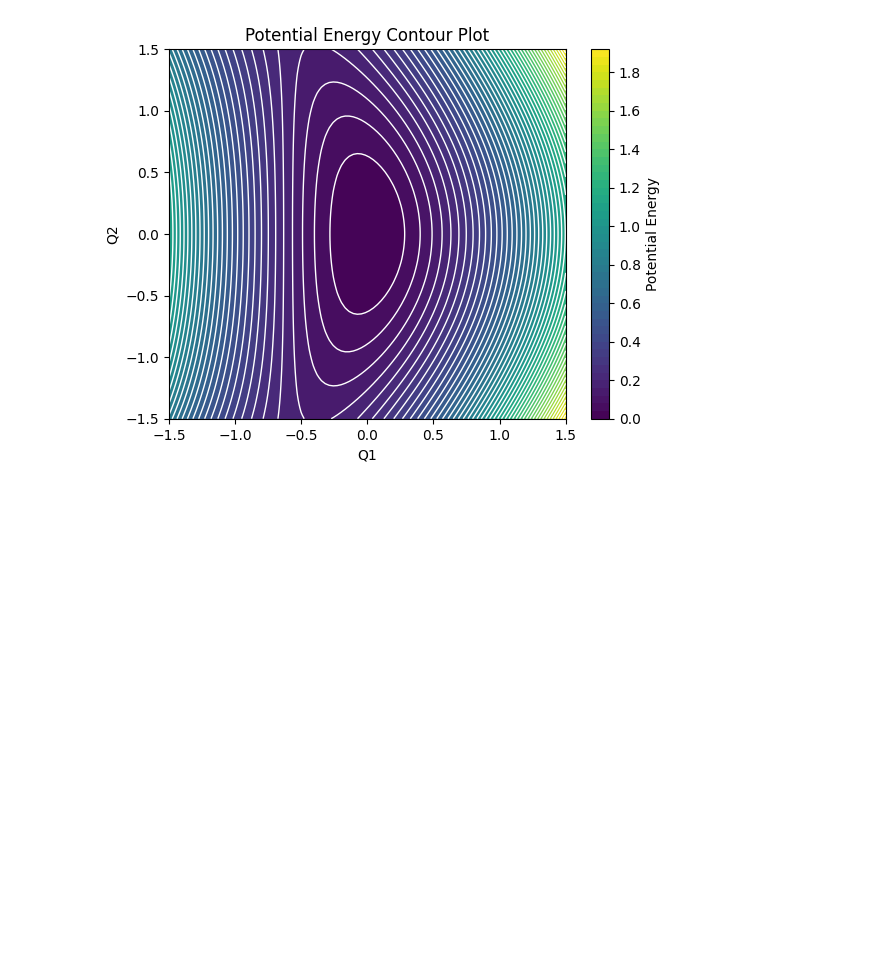
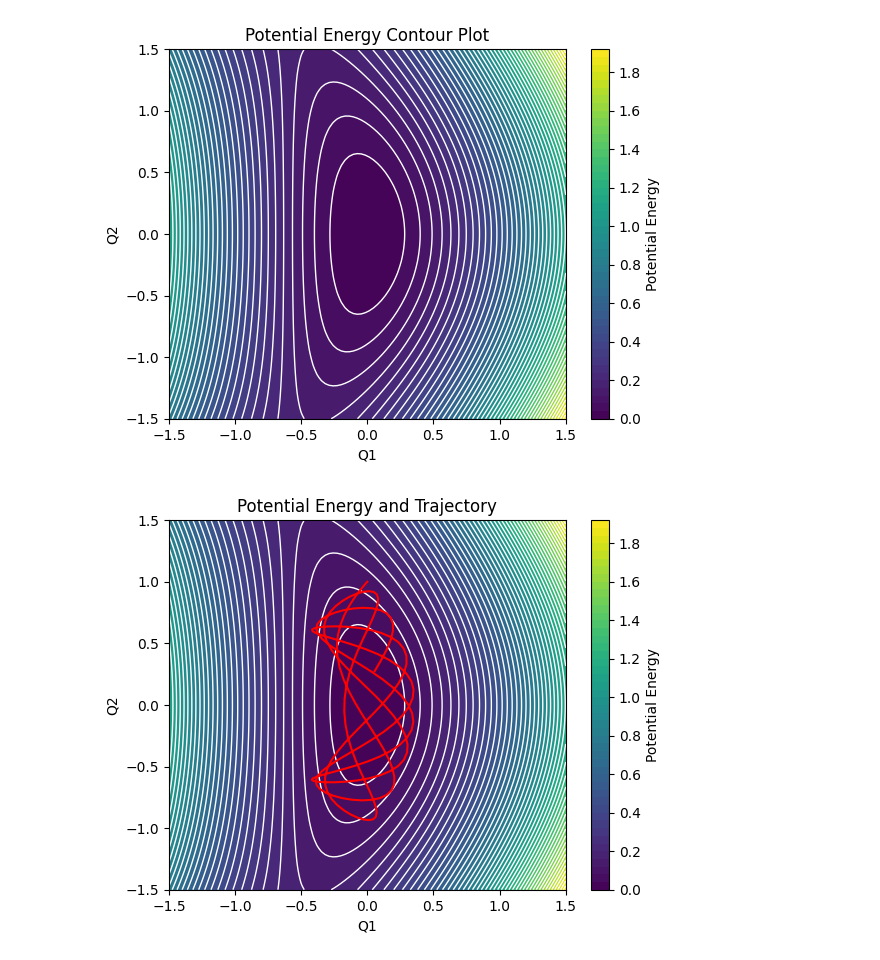
Before and after one commit to Phys3510-Fall2024/final-exam-StevenLe456, a Jupyter notebook: final-exam-question-1.ipynb, the cells around one changed output. Saved outputs shown, nothing was run; the diff lists cells and outputs as text; code cells hidden in the pictures; blank space fills up the shorter version.

```diff
--- a/final-exam-question-1.ipynb
+++ b/final-exam-question-1.ipynb
@@ -57,8 +57,6 @@ k2 = 0.2
 m1 = 1
 m2 = 1
 c = 0.5
-q1_0 = 0
-q2_0 = 1
 v1_0 = 0
 v2_0 = 0
 # %%
@@ -99,3 +97,40 @@ plt.show()
 [figure]
 # %%
 # Equation of motion function
+
+def motion(t, y):
+    q1, q1_d, q2, q2_d = y
+    q1_dd = -(k1 * q1 + (1 / 3) * c * q2 ** 2) / m1
+    q2_dd = -(k2 * q2 + (2 / 3) * c * q1 * q2) / m2
+
+    return [q1_d, q1_dd, q2_d, q2_dd]
+
+# Solve motion function
+
+def solve_motion(q1_0, q2_0):
+    y0 = [q1_0, 0, q2_0, 0]
+    t = np.linspace(0, 50, 200)
+    sol = solve_ivp(motion, (0, 50), y0, t_eval=t)
+
+    return sol.t, sol.y
+
+# Plot motion function
+
+def plot_motion(q1_0, q2_0, color, label):
+    t, y = solve_motion(q1_0, q2_0)
+    q1, q2 = y[0], y[2]
+    plt.plot(q1, q2, color=color, label=label)
+    plt.xlim(-1.5, 1.5)
+    plt.ylim(-1.5, 1.5)
+    plt.xlabel("Q1")
+    plt.ylabel("Q2")
+    plt.title("Potential Energy and Trajectory")
+    plt.grid(False)
+
+
+# Plot test case
+
+plot_energy()
+plot_motion(0, 1, color='red', label="Q1(0) = 0, Q2(0) = 1")
+# %% [output]
+[figure, added]
```
Also changed, not shown: parts of 5 cells of this notebook.
